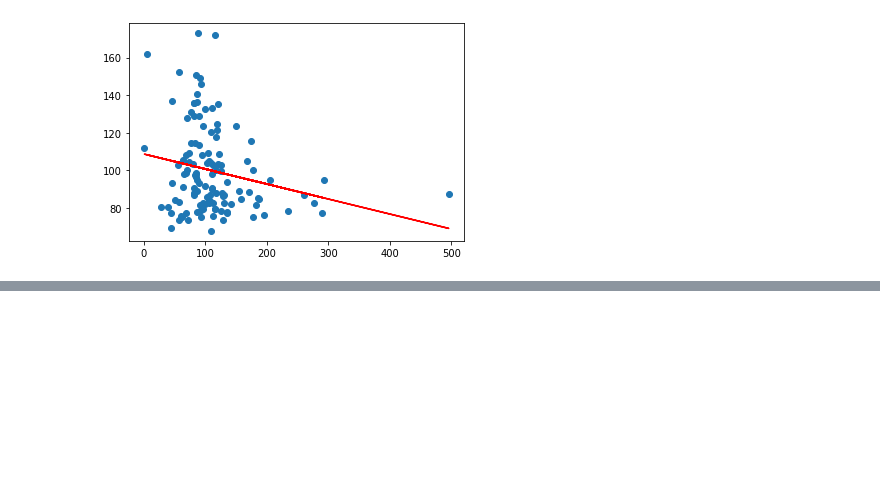
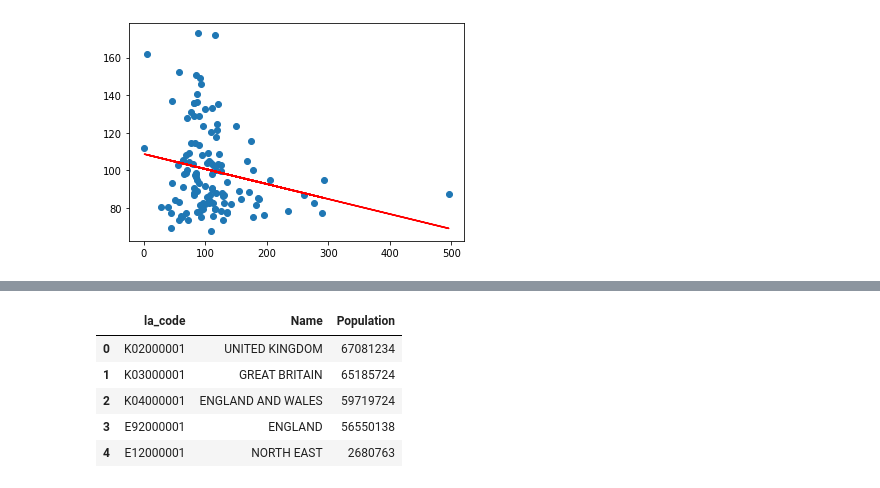
Before and after one commit to jordan-barrett-jm/uk-schools-analysis, a Jupyter notebook: UK Schools Analysis.ipynb, the cells around one changed output, grey strips where cells are left out. Saved outputs shown, nothing was run; the diff lists cells and outputs as text; code cells hidden in the pictures; blank space fills up the shorter version.

```diff
--- a/UK Schools Analysis.ipynb
+++ b/UK Schools Analysis.ipynb
@@ -105,0 +117,15 @@ plt.show()
+# %%
+#read in data from population dataset
+population = pd.read_excel("ukpopestimatesmid2020on2021geography.xls", sheet_name="MYE4", header=6, skipfooter=7, skiprows=[5], usecols=[0,1,3])
+
+#assign same column name for local authority code
+population.rename(columns={"Code":"la_code", "Mid-2020":"Population"}, inplace=True)
+
+population.head()
+# %% [output]
+|  | la_code | Name | Population |
+| 0 | K02000001 | UNITED KINGDOM | 67081234 |
+| 1 | K03000001 | GREAT BRITAIN | 65185724 |
+| 2 | K04000001 | ENGLAND AND WALES | 59719724 |
+| 3 | E92000001 | ENGLAND | 56550138 |
+| 4 | E12000001 | NORTH EAST | 2680763 |
```
Also changed, not shown: parts of 10 cells of this notebook.
